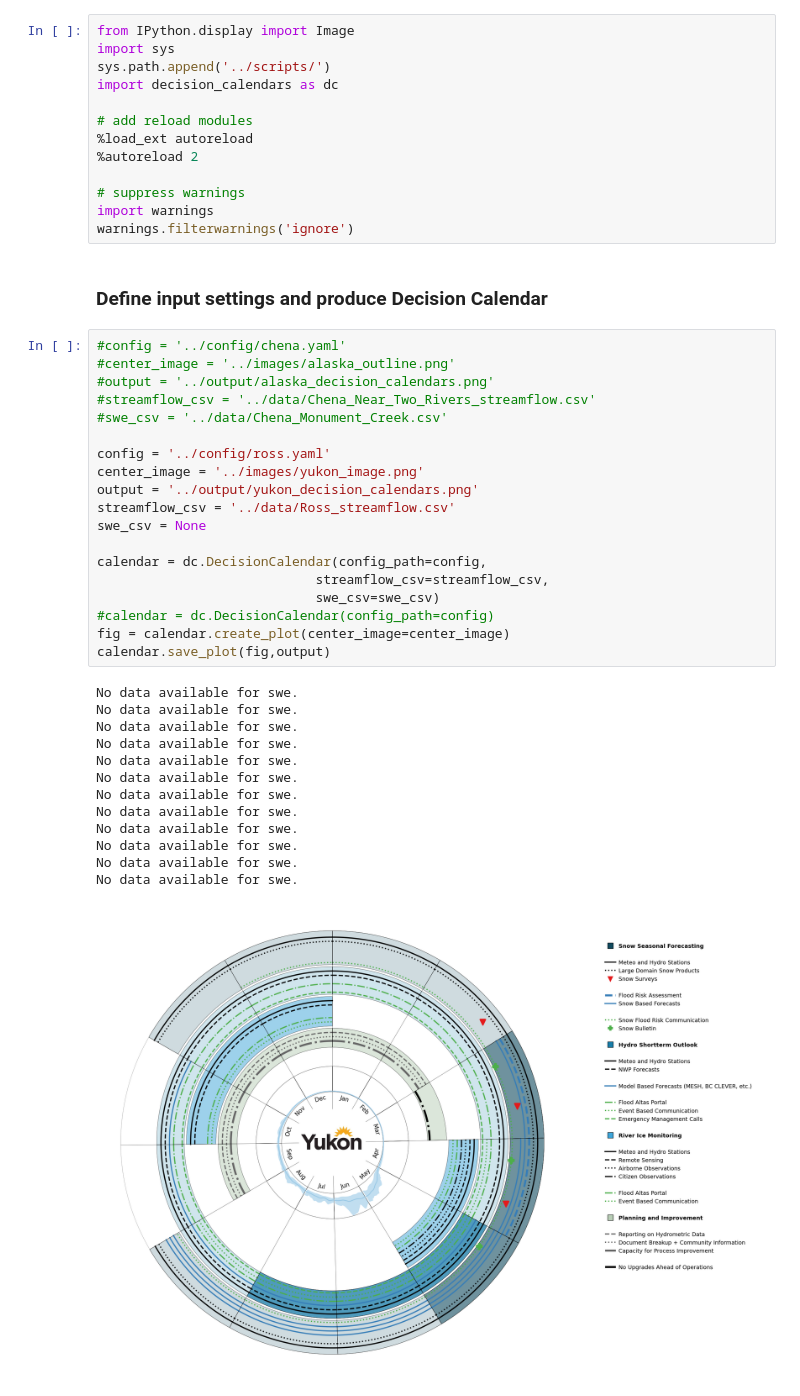
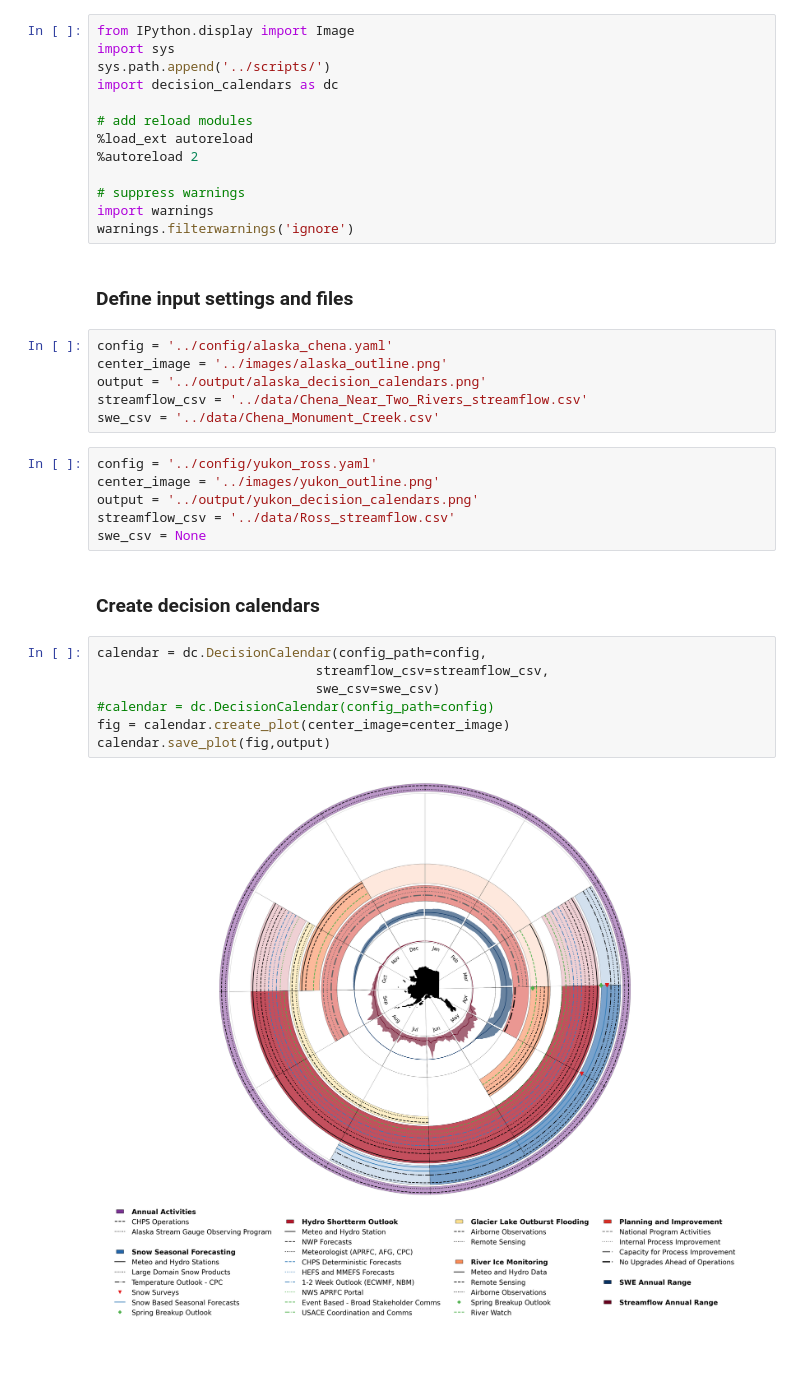
Before and after one commit to CH-Earth/hydro_decision_calendars, a Jupyter notebook: notebooks/decision_calendars.ipynb, the cells around one changed output. Cells and saved outputs as stored; diff of their text form; blank space fills up the shorter version.

Commit message:
Update for publication images

```diff
--- a/notebooks/decision_calendars.ipynb
+++ b/notebooks/decision_calendars.ipynb
@@ -16,37 +16,27 @@ import decision_calendars as dc
 import warnings
 warnings.filterwarnings('ignore')
 # %% [markdown]
-### Define input settings and produce Decision Calendar
+### Define input settings and files
+# %%
+config = '../config/alaska_chena.yaml'
+center_image = '../images/alaska_outline.png'
+output = '../output/alaska_decision_calendars.png'
+streamflow_csv = '../data/Chena_Near_Two_Rivers_streamflow.csv'
+swe_csv = '../data/Chena_Monument_Creek.csv'
+# %%
+config = '../config/yukon_ross.yaml'
+center_image = '../images/yukon_outline.png'
+output = '../output/yukon_decision_calendars.png'
+streamflow_csv = '../data/Ross_streamflow.csv'
+swe_csv = None
+# %% [markdown]
+### Create decision calendars
 # %%
-#config = '../config/chena.yaml'
-#center_image = '../images/alaska_outline.png'
-#output = '../output/alaska_decision_calendars.png'
-#streamflow_csv = '../data/Chena_Near_Two_Rivers_streamflow.csv'
-#swe_csv = '../data/Chena_Monument_Creek.csv'
-
-config = '../config/ross.yaml'
-center_image = '../images/yukon_image.png'
-output = '../output/yukon_decision_calendars.png'
-streamflow_csv = '../data/Ross_streamflow.csv'
-swe_csv = None
-
 calendar = dc.DecisionCalendar(config_path=config,
                             streamflow_csv=streamflow_csv,
                             swe_csv=swe_csv)
 #calendar = dc.DecisionCalendar(config_path=config)
 fig = calendar.create_plot(center_image=center_image)
 calendar.save_plot(fig,output)
 # %% [output]
-No data available for swe.
-No data available for swe.
-No data available for swe.
-No data available for swe.
-No data available for swe.
-No data available for swe.
-No data available for swe.
-No data available for swe.
-No data available for swe.
-No data available for swe.
-No data available for swe.
-No data available for swe.
-[figure, old version]
+[figure, new version]
```
Also changed, not shown: 12 other files.
